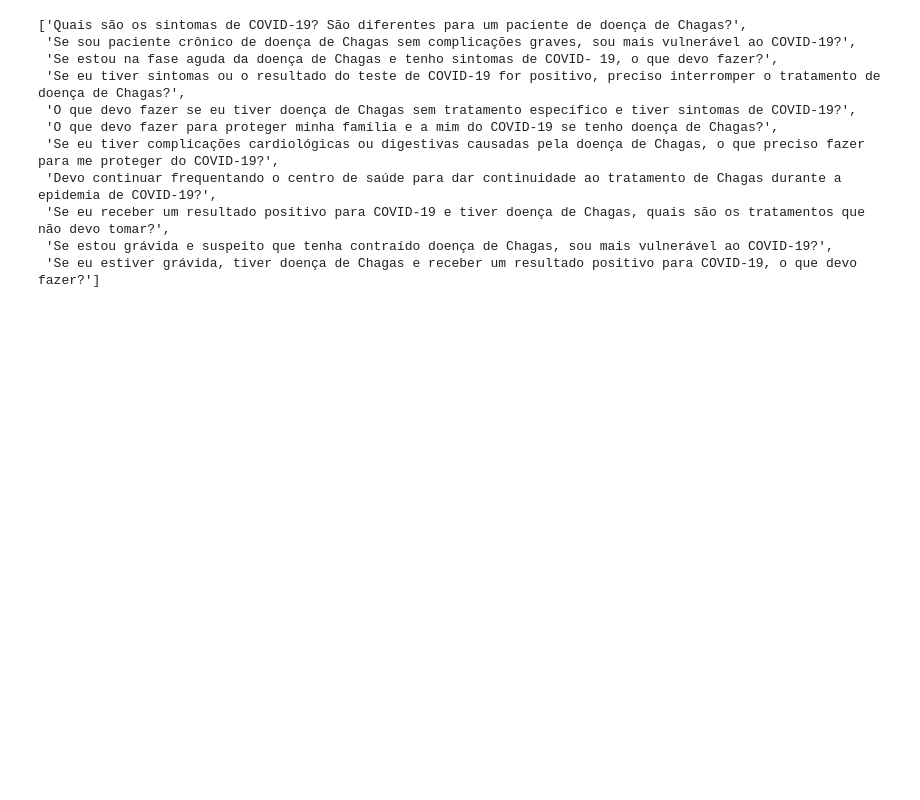
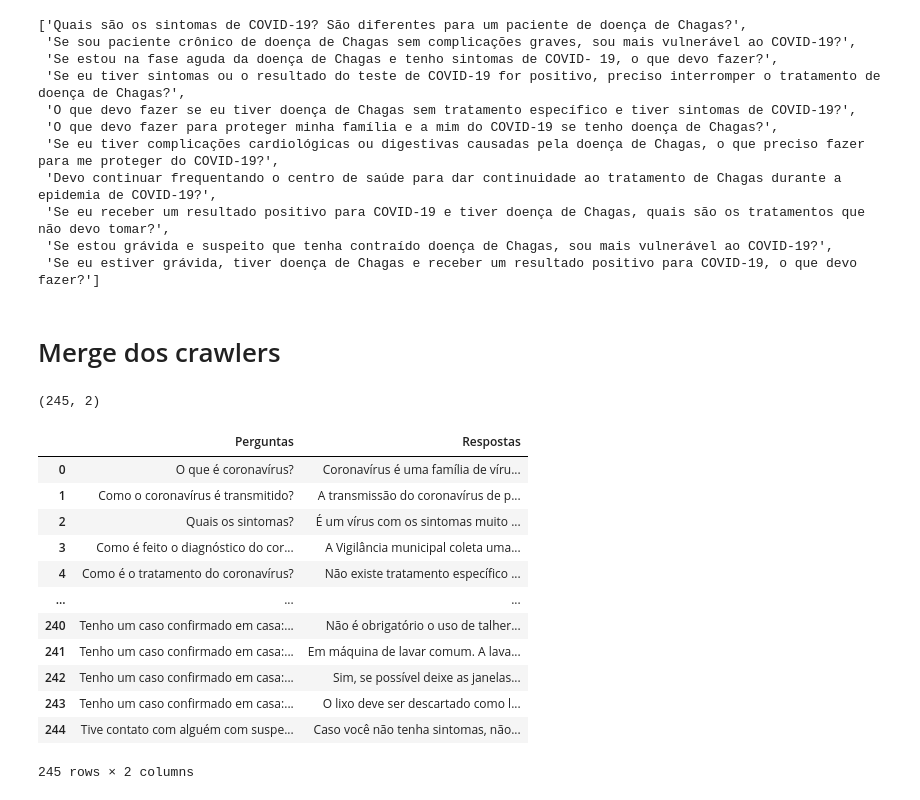
Before and after one commit to Migliorin/Covid-Project, a Jupyter notebook: Crawler/Crawler perguntas e repostas/ScrapingFAQ.ipynb, the cells around one changed output. Saved outputs shown, nothing was run; the diff lists cells and outputs as text; code cells hidden in the pictures; blank space fills up the shorter version.

Commit message:
Crawler finalizado Qorona e ajustes

```diff
--- a/Crawler/Crawler perguntas e repostas/ScrapingFAQ.ipynb
+++ b/Crawler/Crawler perguntas e repostas/ScrapingFAQ.ipynb
@@ -334,3 +333,37 @@ perguntas
  'Se eu receber um resultado positivo para COVID-19 e tiver doença de Chagas, quais são os tratamentos que não devo tomar?',
  'Se estou grávida e suspeito que tenha contraído doença de Chagas, sou mais vulnerável ao COVID-19?',
  'Se eu estiver grávida, tiver doença de Chagas e receber um resultado positivo para COVID-19, o que devo fazer?']
+# %% [markdown]
+# Merge dos crawlers
+# %%
+from os import listdir
+from os.path import isfile, join
+mypath = './Perguntas e Respostas nao submetidas/'
+onlyfiles = [f for f in listdir(mypath) if isfile(join(mypath, f))]
+# %%
+dfs = []
+for i in onlyfiles:
+    dfs.append(pd.read_csv('./Perguntas e Respostas nao submetidas/' + i))
+# %%
+result = pd.concat(dfs)
+result.shape
+# %% [output]
+(245, 2)
+# %%
+result.reset_index(drop=True,inplace=True)
+# %%
+result
+# %% [output]
+|  | Perguntas | Respostas |
+| 0 | O que é coronavírus? | Coronavírus é uma família de víru... |
+| 1 | Como o coronavírus é transmitido? | A transmissão do coronavírus de p... |
+| 2 | Quais os sintomas? | É um vírus com os sintomas muito ... |
+| 3 | Como é feito o diagnóstico do cor... | A Vigilância municipal coleta uma... |
+| 4 | Como é o tratamento do coronavírus? | Não existe tratamento específico ... |
+| ... | ... | ... |
+| 240 | Tenho um caso confirmado em casa:... | Não é obrigatório o uso de talher... |
+| 241 | Tenho um caso confirmado em casa:... | Em máquina de lavar comum. A lava... |
+| 242 | Tenho um caso confirmado em casa:... | Sim, se possível deixe as janelas... |
+| 243 | Tenho um caso confirmado em casa:... | O lixo deve ser descartado como l... |
+| 244 | Tive contato com alguém com suspe... | Caso você não tenha sintomas, não... |
+245 rows × 2 columns
```
Also changed, not shown: parts of 22 cells of this notebook, 14 other files.
